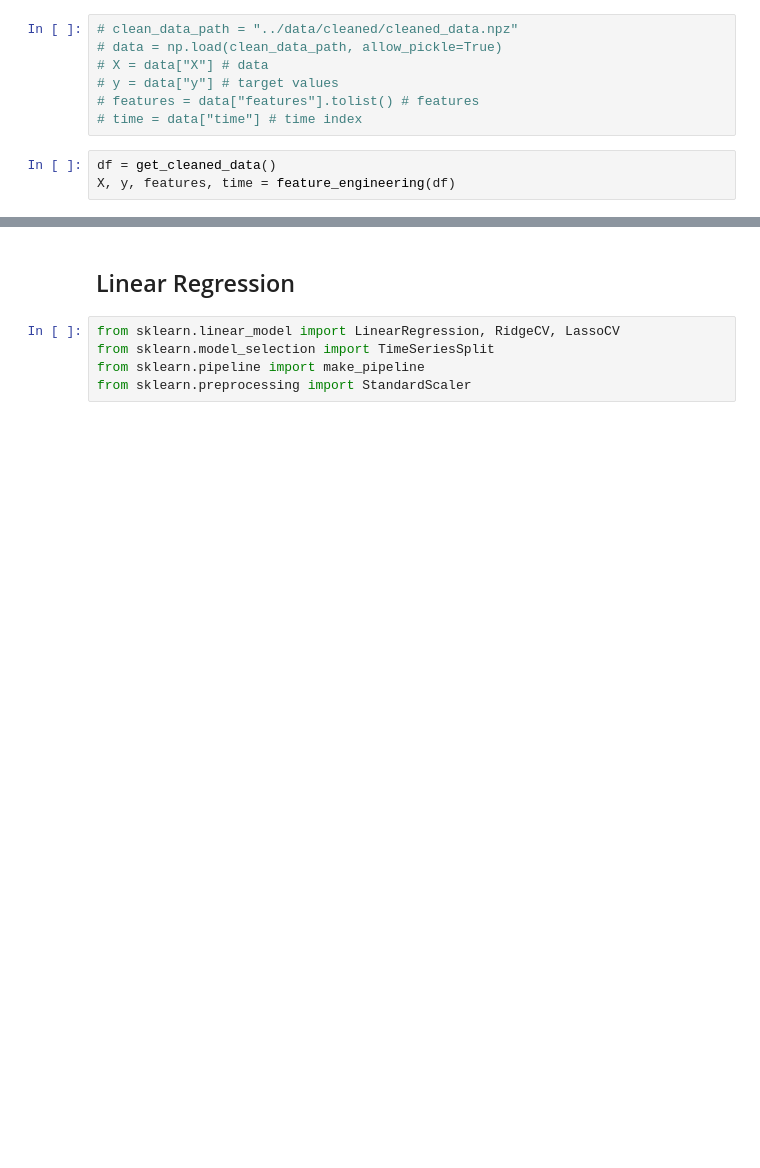
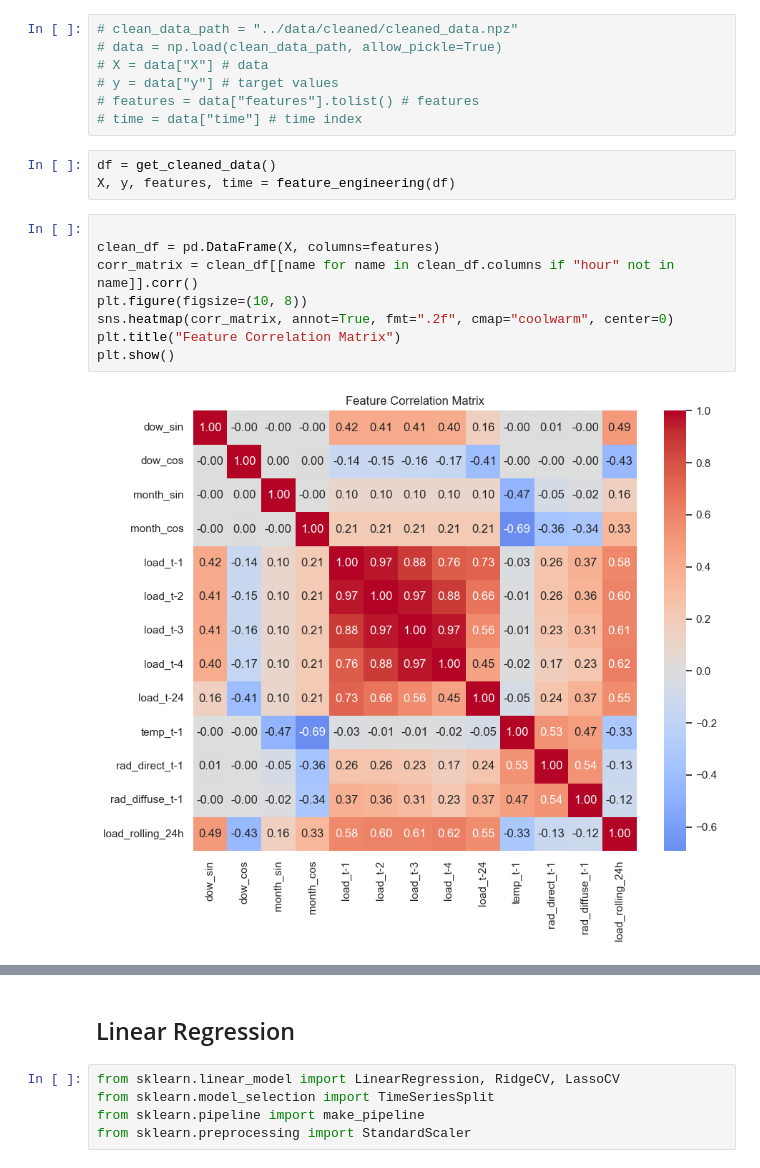
Before and after one commit to jaycob-melton/short-term-load-forecasting, a Jupyter notebook: notebooks/modeling.ipynb, the cells around one changed output, grey strips where cells are left out. Cells and saved outputs as stored; diff of their text form; blank space fills up the shorter version.

```diff
--- a/notebooks/modeling.ipynb
+++ b/notebooks/modeling.ipynb
@@ -21,6 +23,16 @@ sns.set_theme(style="whitegrid")
 # %%
 df = get_cleaned_data()
 X, y, features, time = feature_engineering(df)
+# %%
+
+clean_df = pd.DataFrame(X, columns=features)
+corr_matrix = clean_df[[name for name in clean_df.columns if "hour" not in name]].corr()
+plt.figure(figsize=(10, 8))
+sns.heatmap(corr_matrix, annot=True, fmt=".2f", cmap="coolwarm", center=0)
+plt.title("Feature Correlation Matrix")
+plt.show()
+# %% [output]
+[figure, added]
 # %%
 print("Data head:\n", X[:5, :])
 print("Target head:\n", y[:5])
```
Also changed, not shown: parts of 36 cells of this notebook, 1 other file.
